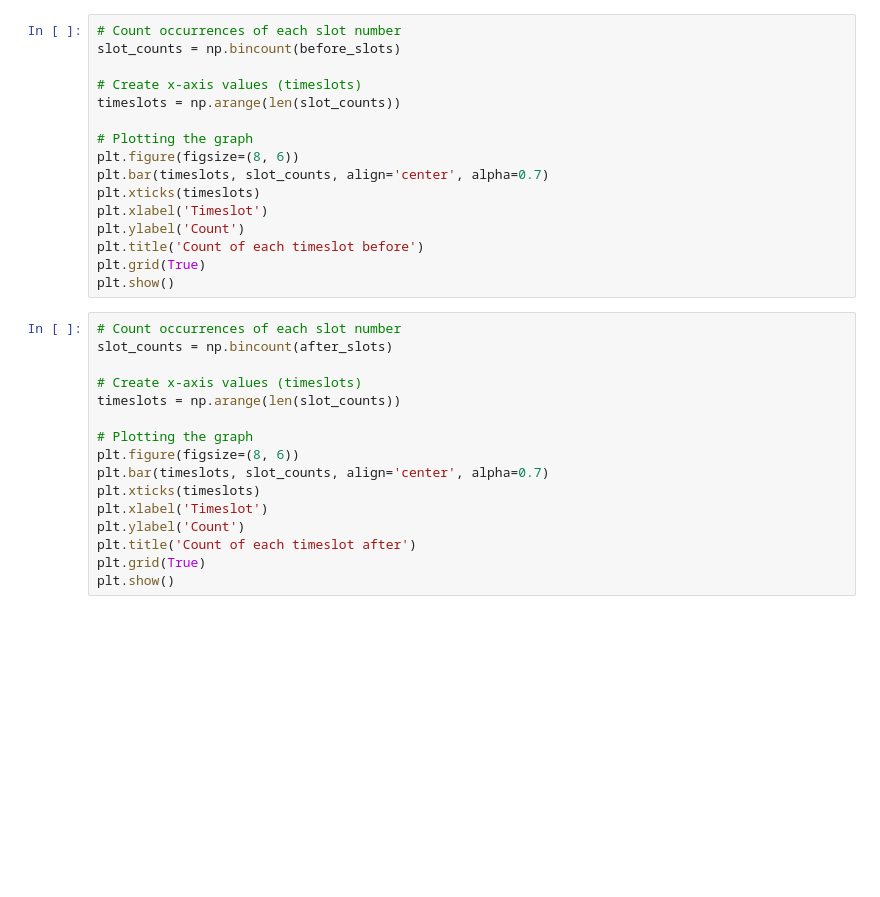
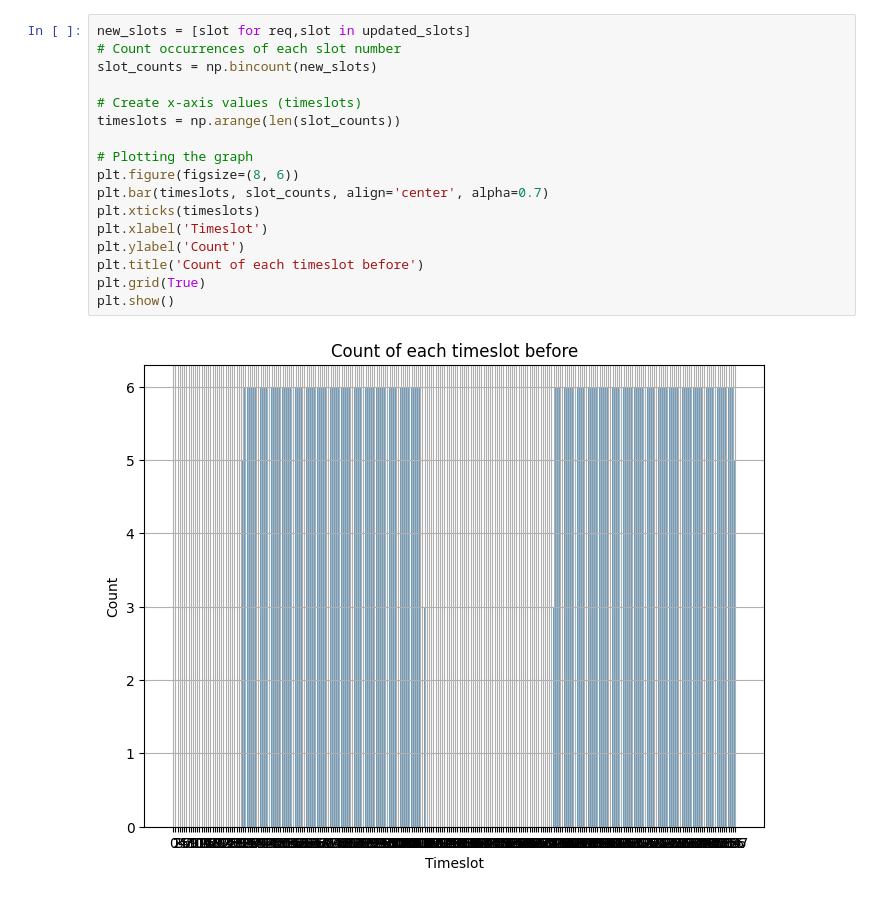
Before and after one commit to lyejy/agent-aeronauts-MARL, a Jupyter notebook: MILP/MILP.ipynb, the cells around one changed output. Cells and saved outputs as stored; diff of their text form; blank space fills up the shorter version.

```diff
--- a/MILP/MILP.ipynb
+++ b/MILP/MILP.ipynb
@@ -177,32 +185,19 @@ plt.show()
 # %%
+new_slots = [slot for req,slot in updated_slots]
 # Count occurrences of each slot number
-slot_counts = np.bincount(before_slots)
+slot_counts = np.bincount(new_slots)
 
 # Create x-axis values (timeslots)
 timeslots = np.arange(len(slot_counts))
 
 # Plotting the graph
 plt.figure(figsize=(8, 6))
 plt.bar(timeslots, slot_counts, align='center', alpha=0.7)
 plt.xticks(timeslots)
 plt.xlabel('Timeslot')
 plt.ylabel('Count')
 plt.title('Count of each timeslot before')
 plt.grid(True)
 plt.show()
+# %% [output]
+[figure, added]
-# %%
-# Count occurrences of each slot number
-slot_counts = np.bincount(after_slots)
-
-# Create x-axis values (timeslots)
-timeslots = np.arange(len(slot_counts))
-
-# Plotting the graph
-plt.figure(figsize=(8, 6))
-plt.bar(timeslots, slot_counts, align='center', alpha=0.7)
-plt.xticks(timeslots)
-plt.xlabel('Timeslot')
-plt.ylabel('Count')
-plt.title('Count of each timeslot after')
-plt.grid(True)
-plt.show()
```
Also changed, not shown: parts of 6 cells of this notebook, 4 other files.
